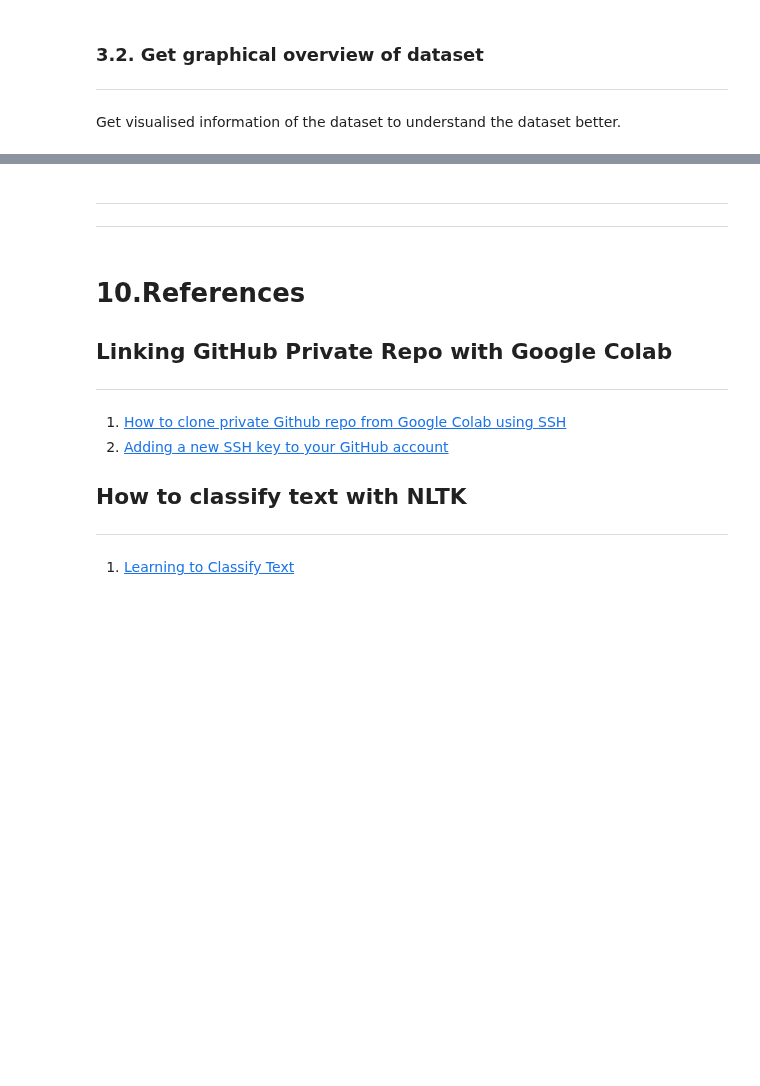
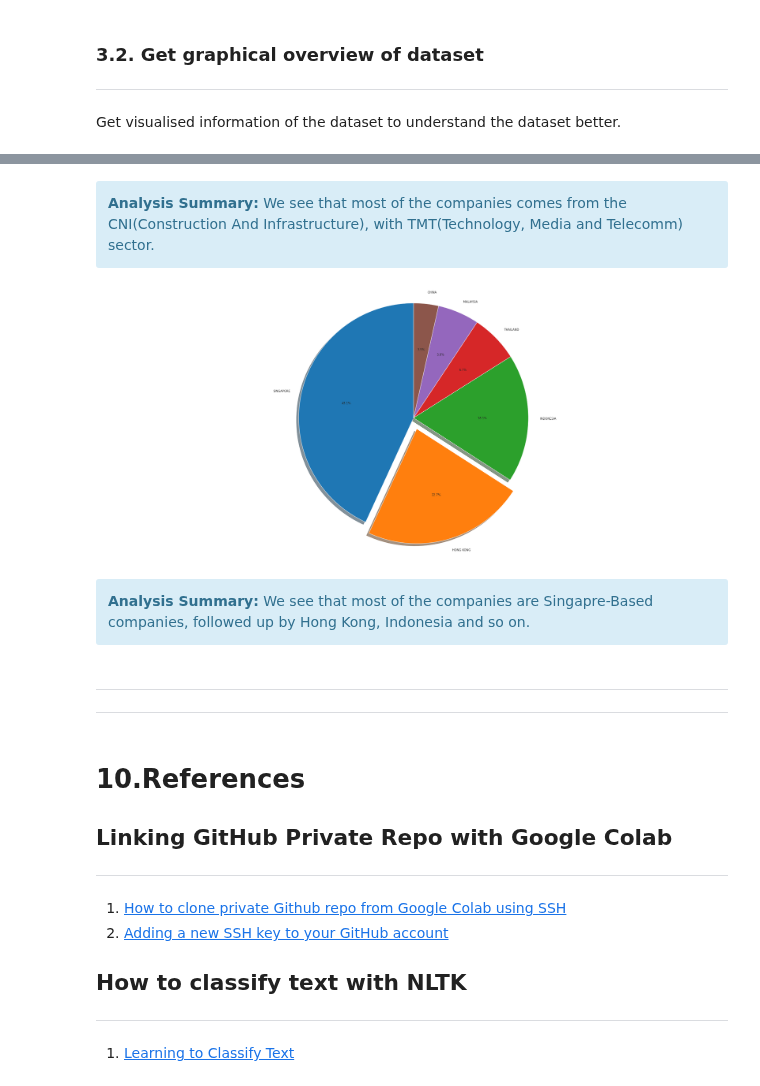
Before and after one commit to ngzhankang/finalYearProjectUOB, a Jupyter notebook: NLP.ipynb, the cells around one changed output, grey strips where cells are left out. Drawn from its saved outputs; the diff is of its cells as text; code cells hidden in the pictures; blank space fills up the shorter version.

```diff
--- a/NLP.ipynb
+++ b/NLP.ipynb
@@ -339,3 +449,28 @@ Extract columns with Nan values and list them out here.
+# %% [markdown]
+<div class="alert alert-block alert-info">
+    <b>Analysis Summary:</b> We see that most of the companies comes from the CNI(Construction And Infrastructure), with TMT(Technology, Media and Telecomm) sector.
+</div>
+# %%
+# Pie chart
+labels = list(df_valid['Country'].unique())
+sizes = list(df_valid['Country'].value_counts())
+
+# only "explode" the 2nd slice (i.e. 'Hogs')
+explode = (0, 0.1, 0, 0, 0, 0)
+plt_dims = (30, 13)
+fig1, ax1 = plt.subplots(figsize=plt_dims)
+ax1.pie(sizes, explode=explode, labels=labels, autopct='%1.1f%%',
+        shadow=True, startangle=90)
+# Equal aspect ratio ensures that pie is drawn as a circle
+ax1.axis('equal')
+plt.tight_layout()
+plt.show()
+# %% [output]
+[figure, added]
+# %% [markdown]
+<div class="alert alert-block alert-info">
+    <b>Analysis Summary:</b> We see that most of the companies are Singapre-Based companies, followed up by Hong Kong, Indonesia and so on.
+</div>
 # %% [markdown]
 ---
 ---
```
Also changed, not shown: parts of 16 cells of this notebook.
